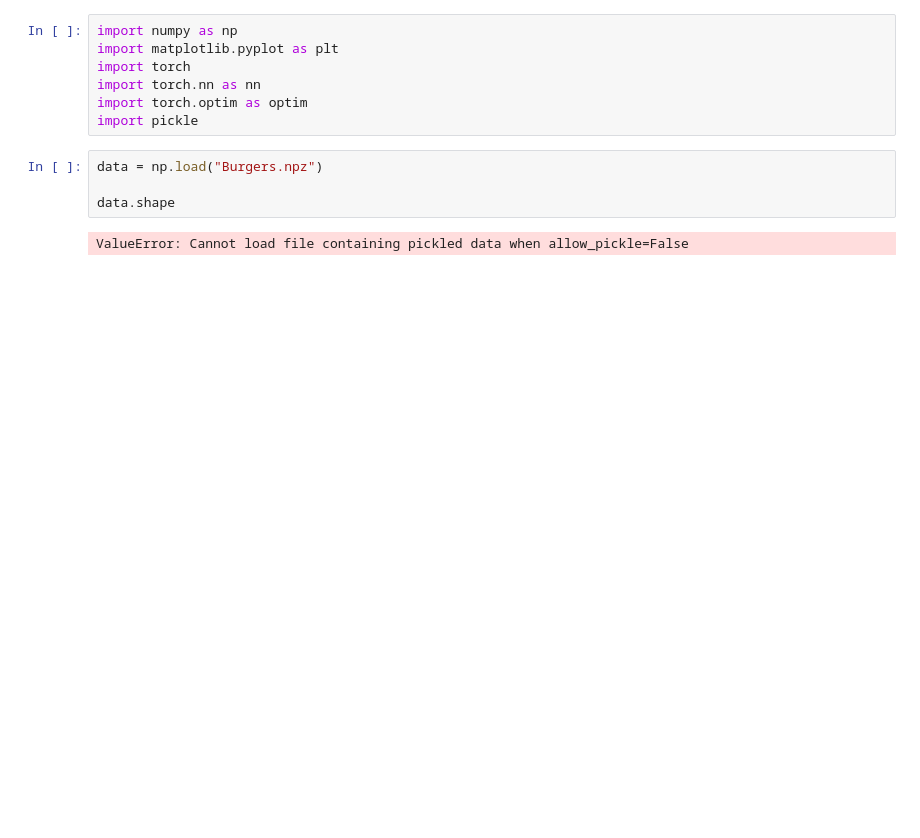
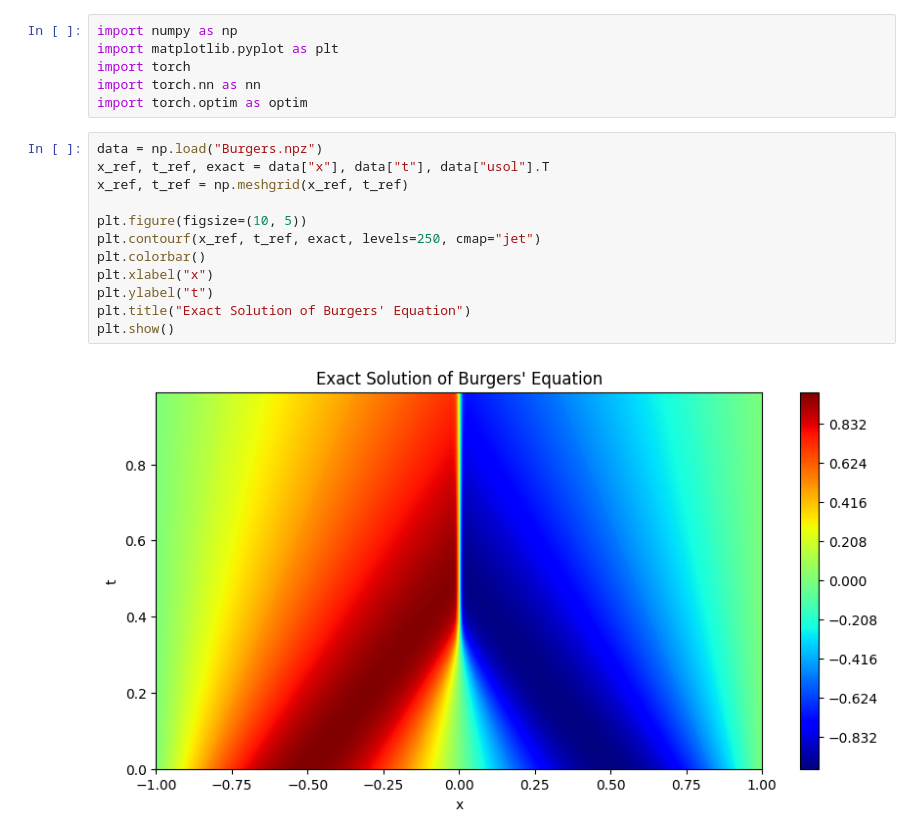
Before and after one commit to nampluskr/study_pytorch, a Jupyter notebook: pinn_burgers/home_burgers.ipynb, the cells around one changed output. Drawn from its saved outputs; the diff is of its cells as text; blank space fills up the shorter version.

```diff
--- a/pinn_burgers/home_burgers.ipynb
+++ b/pinn_burgers/home_burgers.ipynb
@@ -4,10 +8,17 @@ import matplotlib.pyplot as plt
 import torch
 import torch.nn as nn
 import torch.optim as optim
-import pickle
-# %%
-data = np.load("Burgers.npz")
-
-data.shape
-# %% [output]
-ValueError: Cannot load file containing pickled data when allow_pickle=False
+# %%
+data = np.load("Burgers.npz")
+x_ref, t_ref, exact = data["x"], data["t"], data["usol"].T
+x_ref, t_ref = np.meshgrid(x_ref, t_ref)
+
+plt.figure(figsize=(10, 5))
+plt.contourf(x_ref, t_ref, exact, levels=250, cmap="jet")
+plt.colorbar()
+plt.xlabel("x")
+plt.ylabel("t")
+plt.title("Exact Solution of Burgers' Equation")
+plt.show()
+# %% [output]
+[figure, added]
```
Also changed, not shown: parts of 8 cells of this notebook, 1 other file.
